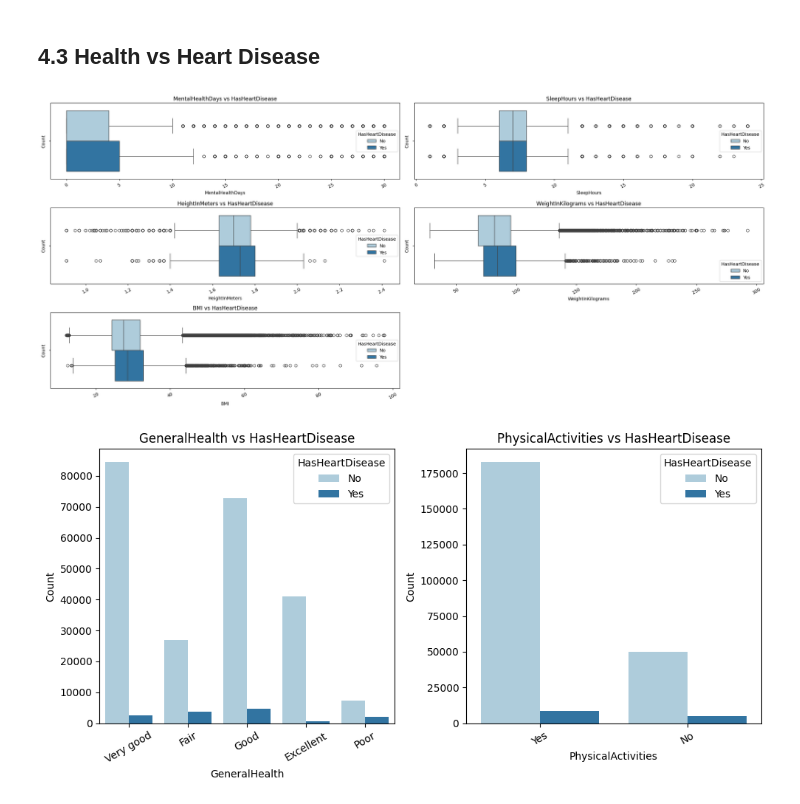
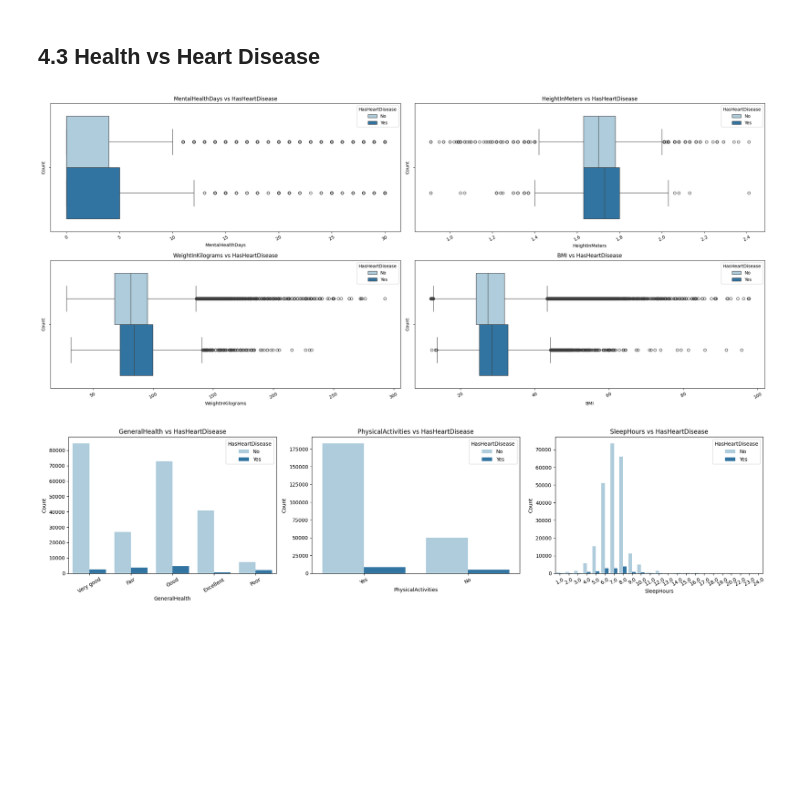
Before and after one commit to raymondcen/Heart-Disease-Predictor, a Jupyter notebook: notebook/EDA HEART DISEASE.ipynb, the cells around one changed output. Saved outputs shown, nothing was run; the diff lists cells and outputs as text; code cells hidden in the pictures; blank space fills up the shorter version.

```diff
--- a/notebook/EDA HEART DISEASE.ipynb
+++ b/notebook/EDA HEART DISEASE.ipynb
@@ -369,45 +369,44 @@ plt.show()
 ## 4.3 Health vs Heart Disease
 # %%
 #for box plots
-health_vars = ["MentalHealthDays", "SleepHours", "HeightInMeters", "WeightInKilograms", "BMI"]
-data_cols = df[["MentalHealthDays", "SleepHours", "HeightInMeters", "WeightInKilograms", "BMI", "HasHeartDisease"]]
+health_vars = ["MentalHealthDays", "HeightInMeters", "WeightInKilograms", "BMI"]
+data_cols = df[["MentalHealthDays", "HeightInMeters", "WeightInKilograms", "BMI", "HasHeartDisease"]]
 
 #for bar graph
-health2_vars = ["GeneralHealth", "PhysicalActivities"]
-data_cols2 = df[["GeneralHealth", "PhysicalActivities", "HasHeartDisease"]]
+health2_vars = ["GeneralHealth", "PhysicalActivities", "SleepHours" ]
+data_cols2 = df[["GeneralHealth", "PhysicalActivities", "SleepHours", "HasHeartDisease"]]
 
 # # health 1 variables plot
-fig, axes = plt.subplots(3, 2, figsize=(23, 10))
+fig, axes = plt.subplots(2, 2, figsize=(23, 10))
 axes = axes.flatten()
 
 for i, col in enumerate(health_vars):
     sns.boxplot(data=data_cols, x=col, hue="HasHeartDisease", ax=axes[i], palette="Paired")
     axes[i].set_title(f"{col} vs HasHeartDisease")
     axes[i].set_ylabel("Count")
     axes[i].legend(title="HasHeartDisease", labels=["No", "Yes"])
 
     # Rotate and shrink x-axis labels
     axes[i].tick_params(axis='x', labelrotation=30)
 
-axes[-1].axis('off')
 plt.tight_layout()
 plt.show()
 
-
 #health 2 variablees plot
-fig, axes = plt.subplots(1, 2, figsize=(10,5))  #2x2 grid
+fig, axes = plt.subplots(1, 3, figsize=(20,5))  #2x2 grid
 axes = axes.flatten()
 for i, col in enumerate(health2_vars):
     sns.countplot(data=data_cols2, x=col, hue="HasHeartDisease", ax=axes[i], palette="Paired")
     axes[i].set_title(f"{col} vs HasHeartDisease")
     axes[i].set_ylabel("Count")
     axes[i].legend(title="HasHeartDisease", labels=["No", "Yes"])
 
     # Rotate and shrink x-axis labels
     axes[i].tick_params(axis='x', labelrotation=30)  # rotate 30° and shrink font
 
+
 plt.tight_layout()
 plt.show()
 # %% [output]
-[figure, old version]
+[figure, new version]
-[figure, old version]
+[figure, new version]
```
